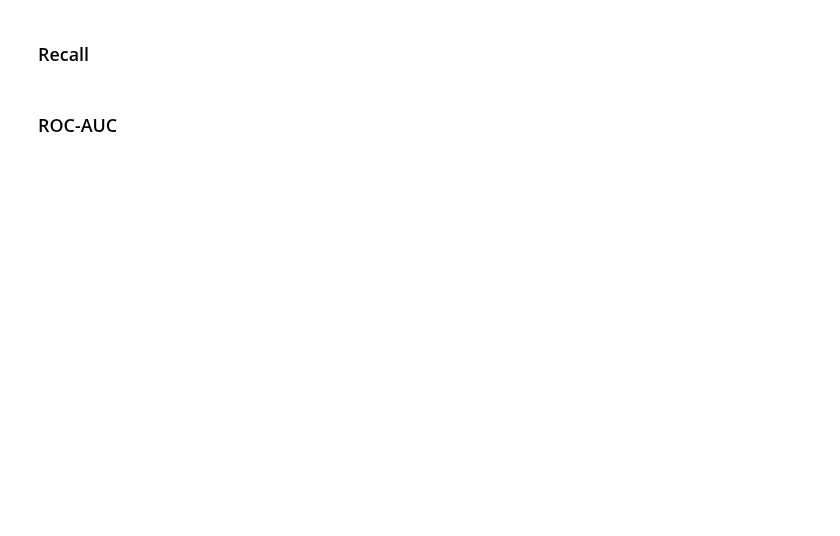
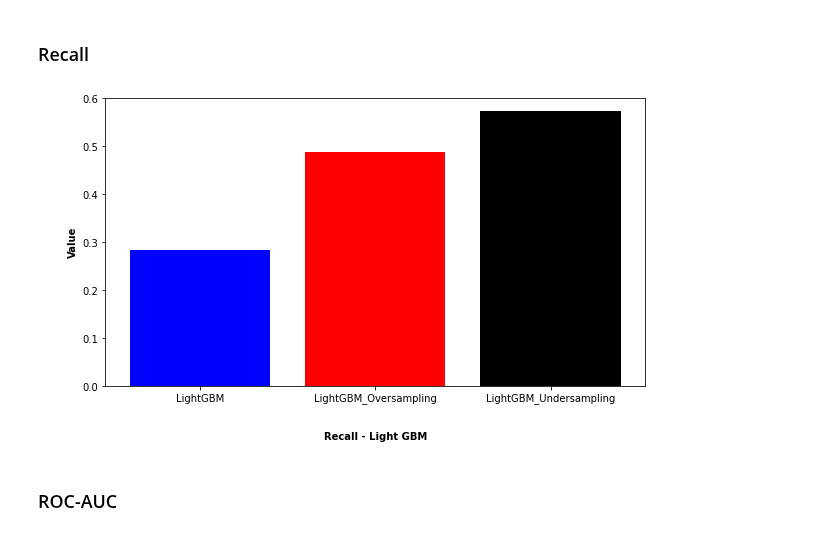
Before and after one commit to 2dukes/PROJ_AC_2122, a Jupyter notebook: applyModel.ipynb, the cells around one changed output. Drawn from its saved outputs; the diff is of its cells as text; code cells hidden in the pictures; blank space fills up the shorter version.

```diff
--- a/applyModel.ipynb
+++ b/applyModel.ipynb
@@ -689,15 +743,17 @@ plt.show()
 # %%
 algorithms = ("LightGBM", "LightGBM_Oversampling", "LightGBM_Undersampling")
 
-selectedMetric = "Recall"
+selectedMetric = "recall"
 values = [metrics[alg][selectedMetric] for alg in algorithms]
 
 fig = plt.figure()
 ax = fig.add_axes([0,0,1.25,1])
 ax.bar(algorithms, values, color=['blue', 'red', 'black'])
 plt.xlabel("\n\nRecall - Light GBM", fontdict={"weight": "bold"})
 plt.ylabel("\n\nValue", fontdict={"weight": "bold"})
 plt.show()
+# %% [output]
+[figure, added]
 # %% [markdown]
 ### ROC-AUC
 # %%
```
Also changed, not shown: parts of 44 cells of this notebook, 13 other files.
